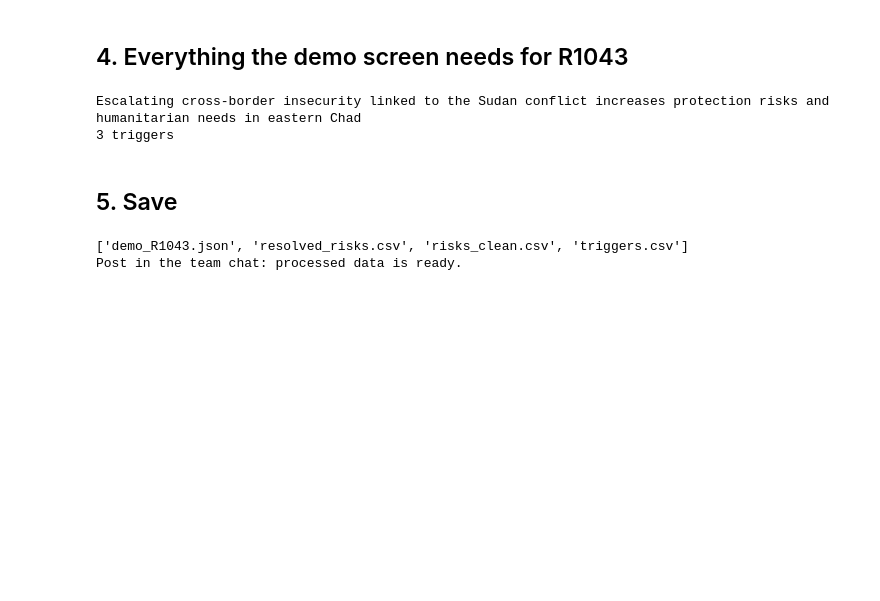
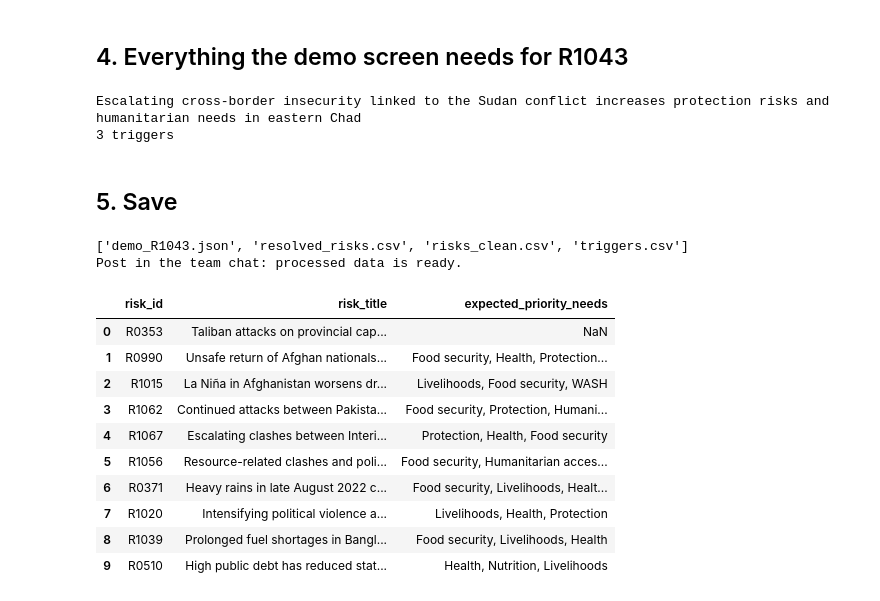
Before and after one commit to DariaIlieva250177/hack4good8_aisheep, a Jupyter notebook: notebooks/data/02_prepare_data.ipynb, the cells around one changed output. Drawn from its saved outputs; the diff is of its cells as text; code cells hidden in the pictures; blank space fills up the shorter version.

```diff
--- a/notebooks/data/02_prepare_data.ipynb
+++ b/notebooks/data/02_prepare_data.ipynb
@@ -148,3 +148,17 @@ print("Post in the team chat: processed data is ready.")
 # %% [output]
 ['demo_R1043.json', 'resolved_risks.csv', 'risks_clean.csv', 'triggers.csv']
 Post in the team chat: processed data is ready.
+# %%
+df[["risk_id", "risk_title", "expected_priority_needs"]].head(10)
+# %% [output]
+|  | risk_id | risk_title | expected_priority_needs |
+| 0 | R0353 | Taliban attacks on provincial cap... | NaN |
+| 1 | R0990 | Unsafe return of Afghan nationals... | Food security, Health, Protection... |
+| 2 | R1015 | La Niña in Afghanistan worsens dr... | Livelihoods, Food security, WASH |
+| 3 | R1062 | Continued attacks between Pakista... | Food security, Protection, Humani... |
+| 4 | R1067 | Escalating clashes between Interi... | Protection, Health, Food security |
+| 5 | R1056 | Resource-related clashes and poli... | Food security, Humanitarian acces... |
+| 6 | R0371 | Heavy rains in late August 2022 c... | Food security, Livelihoods, Healt... |
+| 7 | R1020 | Intensifying political violence a... | Livelihoods, Health, Protection |
+| 8 | R1039 | Prolonged fuel shortages in Bangl... | Food security, Livelihoods, Health |
+| 9 | R0510 | High public debt has reduced stat... | Health, Nutrition, Livelihoods |
```
Also changed, not shown: 4 other files.
